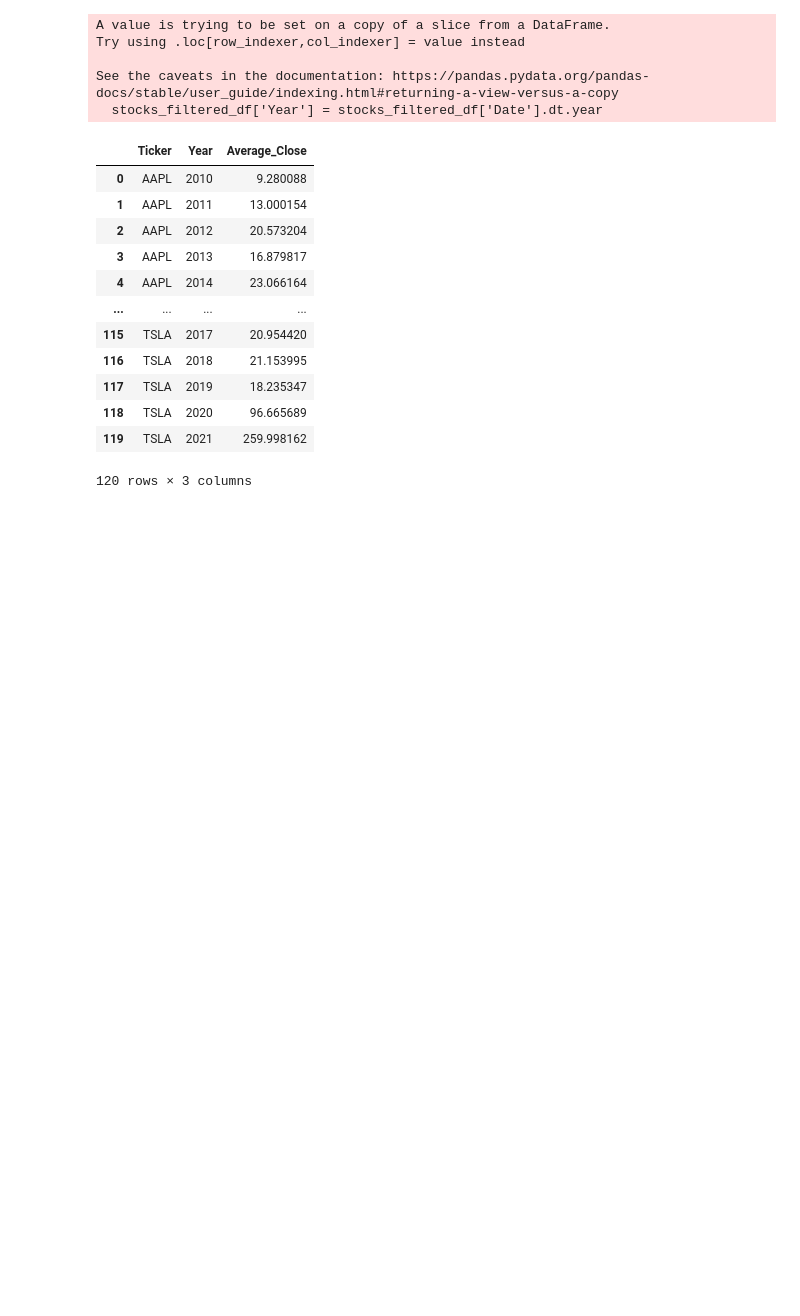
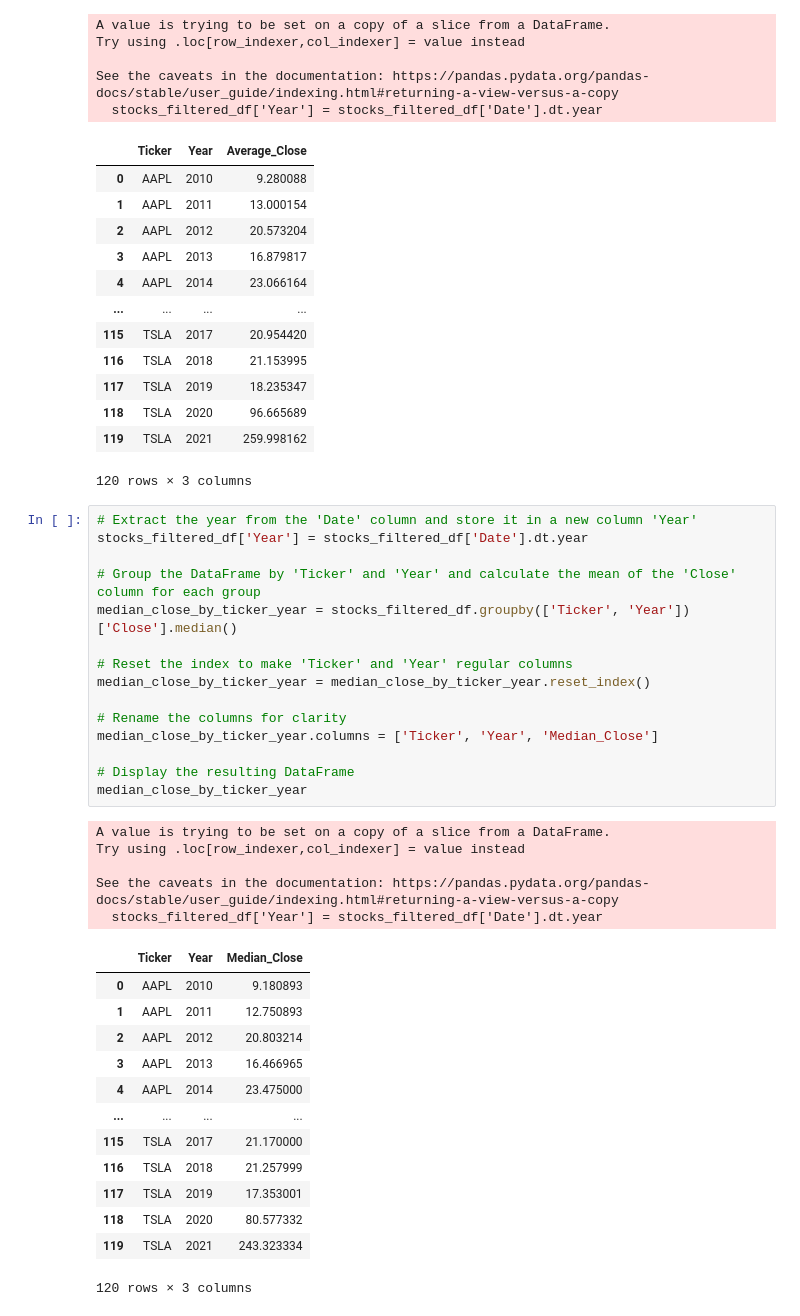
Before and after one commit to salvarenga25/StockMarket_Project, a Jupyter notebook: Stock_Analysis(Closing_Prices).ipynb, the cells around one changed output. Saved outputs shown, nothing was run; the diff lists cells and outputs as text; blank space fills up the shorter version.

```diff
--- a/Stock_Analysis(Closing_Prices).ipynb
+++ b/Stock_Analysis(Closing_Prices).ipynb
@@ -120,3 +121,37 @@ See the caveats in the documentation: https://pandas.pydata.org/pandas-docs/stab
 | 118 | TSLA | 2020 | 96.665689 |
 | 119 | TSLA | 2021 | 259.998162 |
 120 rows × 3 columns
+# %%
+# Extract the year from the 'Date' column and store it in a new column 'Year'
+stocks_filtered_df['Year'] = stocks_filtered_df['Date'].dt.year
+
+# Group the DataFrame by 'Ticker' and 'Year' and calculate the mean of the 'Close' column for each group
+median_close_by_ticker_year = stocks_filtered_df.groupby(['Ticker', 'Year'])['Close'].median()
+
+# Reset the index to make 'Ticker' and 'Year' regular columns
+median_close_by_ticker_year = median_close_by_ticker_year.reset_index()
+
+# Rename the columns for clarity
+median_close_by_ticker_year.columns = ['Ticker', 'Year', 'Median_Close']
+
+# Display the resulting DataFrame
+median_close_by_ticker_year
+# %% [output]
+A value is trying to be set on a copy of a slice from a DataFrame.
+Try using .loc[row_indexer,col_indexer] = value instead
+
+See the caveats in the documentation: https://pandas.pydata.org/pandas-docs/stable/user_guide/indexing.html#returning-a-view-versus-a-copy
+  stocks_filtered_df['Year'] = stocks_filtered_df['Date'].dt.year
+|  | Ticker | Year | Median_Close |
+| 0 | AAPL | 2010 | 9.180893 |
+| 1 | AAPL | 2011 | 12.750893 |
+| 2 | AAPL | 2012 | 20.803214 |
+| 3 | AAPL | 2013 | 16.466965 |
+| 4 | AAPL | 2014 | 23.475000 |
+| ... | ... | ... | ... |
+| 115 | TSLA | 2017 | 21.170000 |
+| 116 | TSLA | 2018 | 21.257999 |
+| 117 | TSLA | 2019 | 17.353001 |
+| 118 | TSLA | 2020 | 80.577332 |
+| 119 | TSLA | 2021 | 243.323334 |
+120 rows × 3 columns
```
Also changed, not shown: parts of 10 cells of this notebook, 1 other file.
